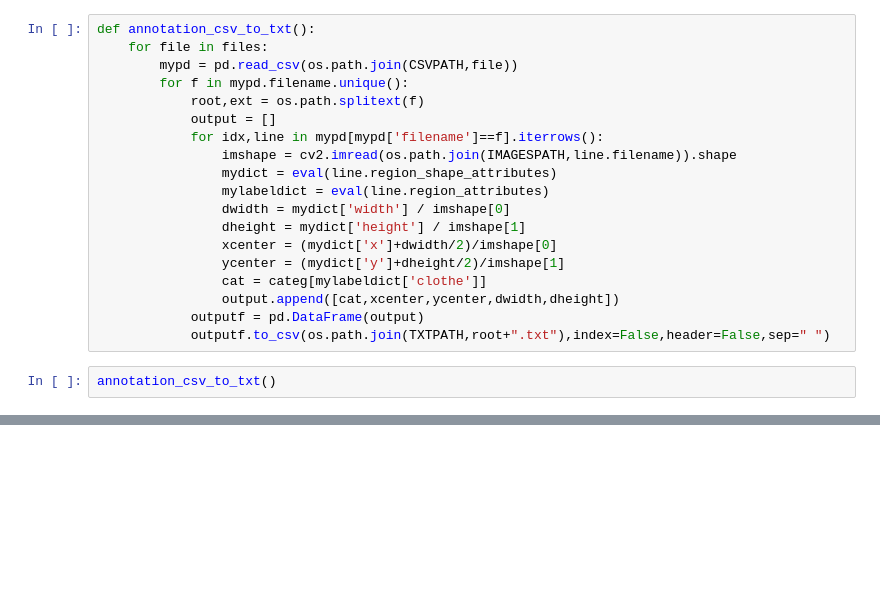
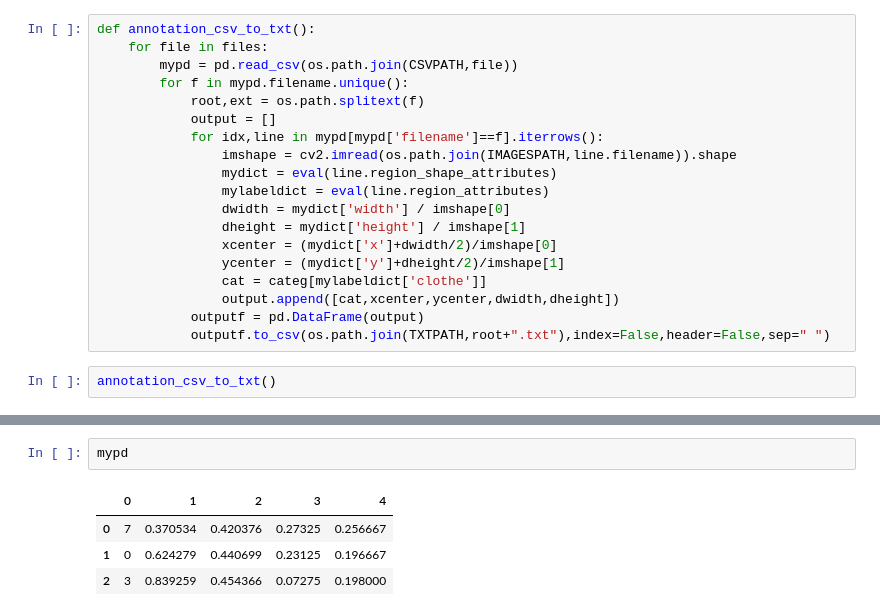
Before and after one commit to JeanMILPIED/python_lab_project, a Jupyter notebook: annotations_csv_to_txt.ipynb, the cells around one changed output, grey strips where cells are left out. Cells and saved outputs as stored; diff of their text form; blank space fills up the shorter version.

```diff
--- a/annotations_csv_to_txt.ipynb
+++ b/annotations_csv_to_txt.ipynb
@@ -32,0 +45,7 @@ annotation_csv_to_txt()
+# %%
+mypd
+# %% [output]
+|  | 0 | 1 | 2 | 3 | 4 |
+| 0 | 7 | 0.370534 | 0.420376 | 0.27325 | 0.256667 |
+| 1 | 0 | 0.624279 | 0.440699 | 0.23125 | 0.196667 |
+| 2 | 3 | 0.839259 | 0.454366 | 0.07275 | 0.198000 |
```
Also changed, not shown: parts of 3 cells of this notebook.
